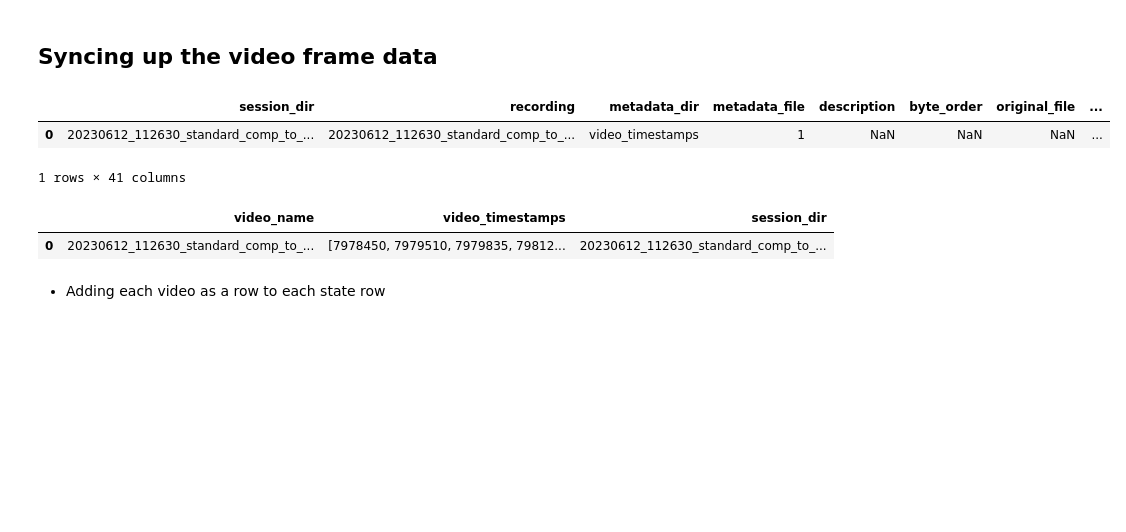
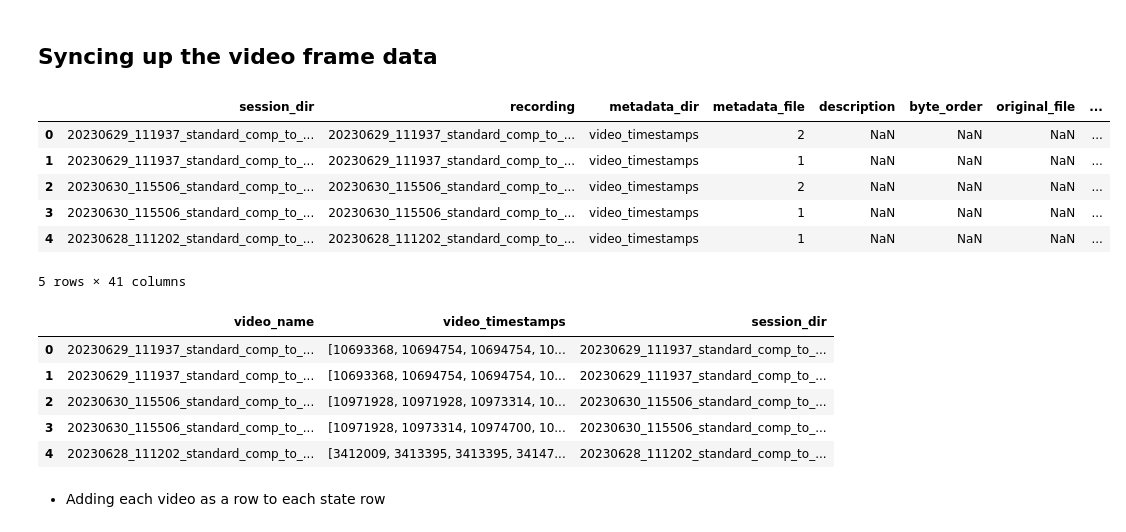
Before and after one commit to padillacoreanolab/nose_poke_identifier, a Jupyter notebook: results/2023_09_07_nose_poke_extraction/00_extract_timestamps.ipynb, the cells around one changed output. Drawn from its saved outputs; the diff is of its cells as text; code cells hidden in the pictures; blank space fills up the shorter version.

Commit message:
nb: using updated extraction notebook

```diff
--- a/results/2023_09_07_nose_poke_extraction/00_extract_timestamps.ipynb
+++ b/results/2023_09_07_nose_poke_extraction/00_extract_timestamps.ipynb
@@ -316,3 +417,3 @@ array(['20230612_112630_standard_comp_to_training_D1_subj_1-1_t1b3L_box2_merged'
 # %%
-trodes_metadata_df["all_subjects"] = trodes_metadata_df["recording"].apply(lambda x: x.replace("-","_").split("subj")[-1].split("t")[0].strip("_").replace("_",".").split(".and."))
-trodes_metadata_df["all_subjects"] = trodes_metadata_df["all_subjects"].apply(lambda x: sorted([i.strip().strip(".") for i in x]))
+trodes_metadata_df["all_subjects"] = trodes_metadata_df["session_dir"].apply(lambda x: x.split("subj")[-1].strip("_").replace("-", "."))#.split("t")[0].strip("_").replace("_",".").split(".and."))
+trodes_metadata_df["all_subjects"] = trodes_metadata_df["all_subjects"].apply(lambda x: sorted(extract_floats(x)))
@@ -319,2 +424,2 @@ trodes_metadata_df["all_subjects"] = trodes_metadata_df["all_subjects"].apply(la
 # %%
-trodes_metadata_df["current_subject"] = trodes_metadata_df["all_subjects"].apply(lambda x: x[0] if len(x) == 1 else np.nan)
+trodes_metadata_df["all_subjects"].apply(lambda x: tuple(x)).unique()
@@ -341 +430,4 @@ Name: all_subjects, dtype: object
+# %%
+trodes_metadata_df["current_subject"] = trodes_metadata_df["recording"].apply(lambda x: x.split("subj")[-1].strip("_").replace("-", ".").replace("_", "."))#.split("t")[0].strip("_").replace("_",".").split(".and."))
+trodes_metadata_df["current_subject"] = trodes_metadata_df["current_subject"].apply(lambda x: str(extract_floats(x)[0]).strip())
 # %%
@@ -478,16 +562,17 @@ trodes_state_df.head()
 # %%
-# Getting the rows that are the metadata for the video timestamps
-trodes_video_df = trodes_metadata_df[trodes_metadata_df["metadata_dir"] == "video_timestamps"].copy().reset_index(drop=True)
-
 # Filtering for the first video only
 # This only applies to this pilot data where we are only looking the at competition data
-trodes_video_df = trodes_video_df[trodes_video_df["metadata_file"] == "1"].copy()
+# trodes_video_df = trodes_video_df[trodes_video_df["metadata_file"] == "1"].copy()
 # %%
-trodes_video_df
+trodes_video_df.head()
 # %% [output]
 |  | session_dir | recording | metadata_dir | metadata_file | description | byte_order | original_file | ... |
-| 0 | 20230612_112630_standard_comp_to_... | 20230612_112630_standard_comp_to_... | video_timestamps | 1 | NaN | NaN | NaN | ... |
+| 0 | 20230629_111937_standard_comp_to_... | 20230629_111937_standard_comp_to_... | video_timestamps | 2 | NaN | NaN | NaN | ... |
+| 1 | 20230629_111937_standard_comp_to_... | 20230629_111937_standard_comp_to_... | video_timestamps | 1 | NaN | NaN | NaN | ... |
+| 2 | 20230630_115506_standard_comp_to_... | 20230630_115506_standard_comp_to_... | video_timestamps | 2 | NaN | NaN | NaN | ... |
+| 3 | 20230630_115506_standard_comp_to_... | 20230630_115506_standard_comp_to_... | video_timestamps | 1 | NaN | NaN | NaN | ... |
+| 4 | 20230628_111202_standard_comp_to_... | 20230628_111202_standard_comp_to_... | video_timestamps | 1 | NaN | NaN | NaN | ... |
-1 rows × 41 columns
+5 rows × 41 columns
 # %%
 # Making the video timestamps into an evenly distributed array
 trodes_video_df["video_timestamps"] = trodes_video_df["first_item_data"]
@@ -498,10 +583,14 @@ trodes_video_df = trodes_video_df[["filename", "video_timestamps", "session_dir"
 # Renaming the filename so that we can merge with other dataframes with the same column name
 trodes_video_df = trodes_video_df.rename(columns={"filename": "video_name"})
 # %%
-trodes_video_df
+trodes_video_df.head()
 # %% [output]
 |  | video_name | video_timestamps | session_dir |
-| 0 | 20230612_112630_standard_comp_to_... | [7978450, 7979510, 7979835, 79812... | 20230612_112630_standard_comp_to_... |
+| 0 | 20230629_111937_standard_comp_to_... | [10693368, 10694754, 10694754, 10... | 20230629_111937_standard_comp_to_... |
+| 1 | 20230629_111937_standard_comp_to_... | [10693368, 10694754, 10694754, 10... | 20230629_111937_standard_comp_to_... |
+| 2 | 20230630_115506_standard_comp_to_... | [10971928, 10971928, 10973314, 10... | 20230630_115506_standard_comp_to_... |
+| 3 | 20230630_115506_standard_comp_to_... | [10971928, 10973314, 10974700, 10... | 20230630_115506_standard_comp_to_... |
+| 4 | 20230628_111202_standard_comp_to_... | [3412009, 3413395, 3413395, 34147... | 20230628_111202_standard_comp_to_... |
 # %% [markdown]
 - Adding each video as a row to each state row
 # %%
```
Also changed, not shown: parts of 67 cells of this notebook, 10 other files.
